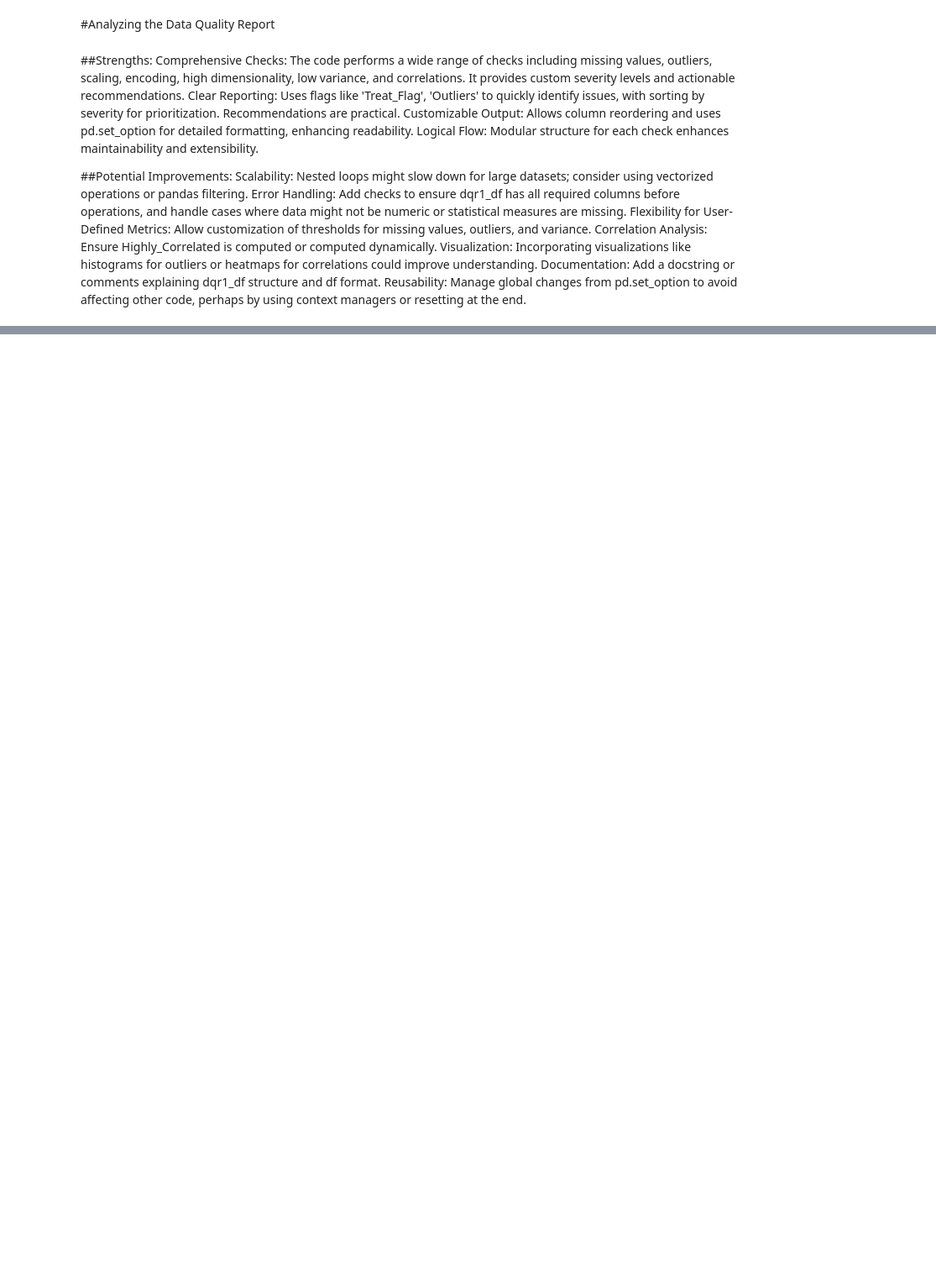
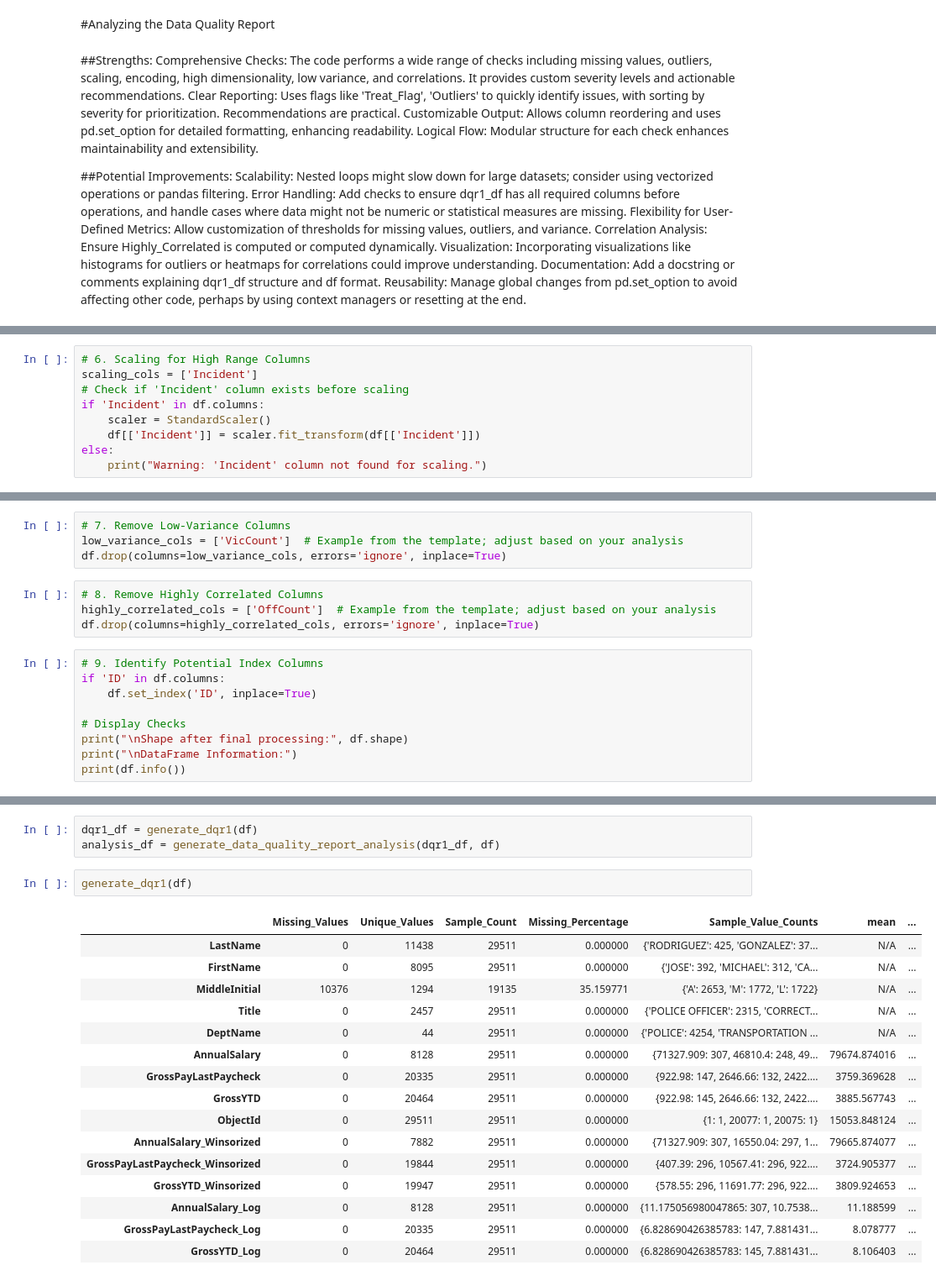
Before and after one commit to Axlbenja/MiamiDadeCounty_EmployeePay_2025, a Jupyter notebook: MiamiDadeCounty_EmployeePay_2025.ipynb, the cells around one changed output, grey strips where cells are left out. Shown at 84% size. Saved outputs shown, nothing was run; the diff lists cells and outputs as text; blank space fills up the shorter version.

```diff
--- a/MiamiDadeCounty_EmployeePay_2025.ipynb
+++ b/MiamiDadeCounty_EmployeePay_2025.ipynb
@@ -761,0 +917,9 @@ df.drop_duplicates(inplace=True)
+# %%
+# 6. Scaling for High Range Columns
+scaling_cols = ['Incident']
+# Check if 'Incident' column exists before scaling
+if 'Incident' in df.columns:
+    scaler = StandardScaler()
+    df[['Incident']] = scaler.fit_transform(df[['Incident']])
+else:
+    print("Warning: 'Incident' column not found for scaling.")
@@ -761,0 +928,17 @@ df.drop_duplicates(inplace=True)
+# %%
+# 7. Remove Low-Variance Columns
+low_variance_cols = ['VicCount']  # Example from the template; adjust based on your analysis
+df.drop(columns=low_variance_cols, errors='ignore', inplace=True)
+# %%
+# 8. Remove Highly Correlated Columns
+highly_correlated_cols = ['OffCount']  # Example from the template; adjust based on your analysis
+df.drop(columns=highly_correlated_cols, errors='ignore', inplace=True)
+# %%
+# 9. Identify Potential Index Columns
+if 'ID' in df.columns:
+    df.set_index('ID', inplace=True)
+
+# Display Checks
+print("\nShape after final processing:", df.shape)
+print("\nDataFrame Information:")
+print(df.info())
@@ -761,0 +1030,22 @@ df.drop_duplicates(inplace=True)
+# %%
+dqr1_df = generate_dqr1(df)
+analysis_df = generate_data_quality_report_analysis(dqr1_df, df)
+# %%
+generate_dqr1(df)
+# %% [output]
+|  | Missing_Values | Unique_Values | Sample_Count | Missing_Percentage | Sample_Value_Counts | mean | ... |
+| LastName | 0 | 11438 | 29511 | 0.000000 | {'RODRIGUEZ': 425, 'GONZALEZ': 37... | N/A | ... |
+| FirstName | 0 | 8095 | 29511 | 0.000000 | {'JOSE': 392, 'MICHAEL': 312, 'CA... | N/A | ... |
+| MiddleInitial | 10376 | 1294 | 19135 | 35.159771 | {'A': 2653, 'M': 1772, 'L': 1722} | N/A | ... |
+| Title | 0 | 2457 | 29511 | 0.000000 | {'POLICE OFFICER': 2315, 'CORRECT... | N/A | ... |
+| DeptName | 0 | 44 | 29511 | 0.000000 | {'POLICE': 4254, 'TRANSPORTATION ... | N/A | ... |
+| AnnualSalary | 0 | 8128 | 29511 | 0.000000 | {71327.909: 307, 46810.4: 248, 49... | 79674.874016 | ... |
+| GrossPayLastPaycheck | 0 | 20335 | 29511 | 0.000000 | {922.98: 147, 2646.66: 132, 2422.... | 3759.369628 | ... |
+| GrossYTD | 0 | 20464 | 29511 | 0.000000 | {922.98: 145, 2646.66: 132, 2422.... | 3885.567743 | ... |
+| ObjectId | 0 | 29511 | 29511 | 0.000000 | {1: 1, 20077: 1, 20075: 1} | 15053.848124 | ... |
+| AnnualSalary_Winsorized | 0 | 7882 | 29511 | 0.000000 | {71327.909: 307, 16550.04: 297, 1... | 79665.874077 | ... |
+| GrossPayLastPaycheck_Winsorized | 0 | 19844 | 29511 | 0.000000 | {407.39: 296, 10567.41: 296, 922.... | 3724.905377 | ... |
+| GrossYTD_Winsorized | 0 | 19947 | 29511 | 0.000000 | {578.55: 296, 11691.77: 296, 922.... | 3809.924653 | ... |
+| AnnualSalary_Log | 0 | 8128 | 29511 | 0.000000 | {11.175056980047865: 307, 10.7538... | 11.188599 | ... |
+| GrossPayLastPaycheck_Log | 0 | 20335 | 29511 | 0.000000 | {6.828690426385783: 147, 7.881431... | 8.078777 | ... |
+| GrossYTD_Log | 0 | 20464 | 29511 | 0.000000 | {6.828690426385783: 145, 7.881431... | 8.106403 | ... |
```
Also changed, not shown: parts of 31 cells of this notebook.
